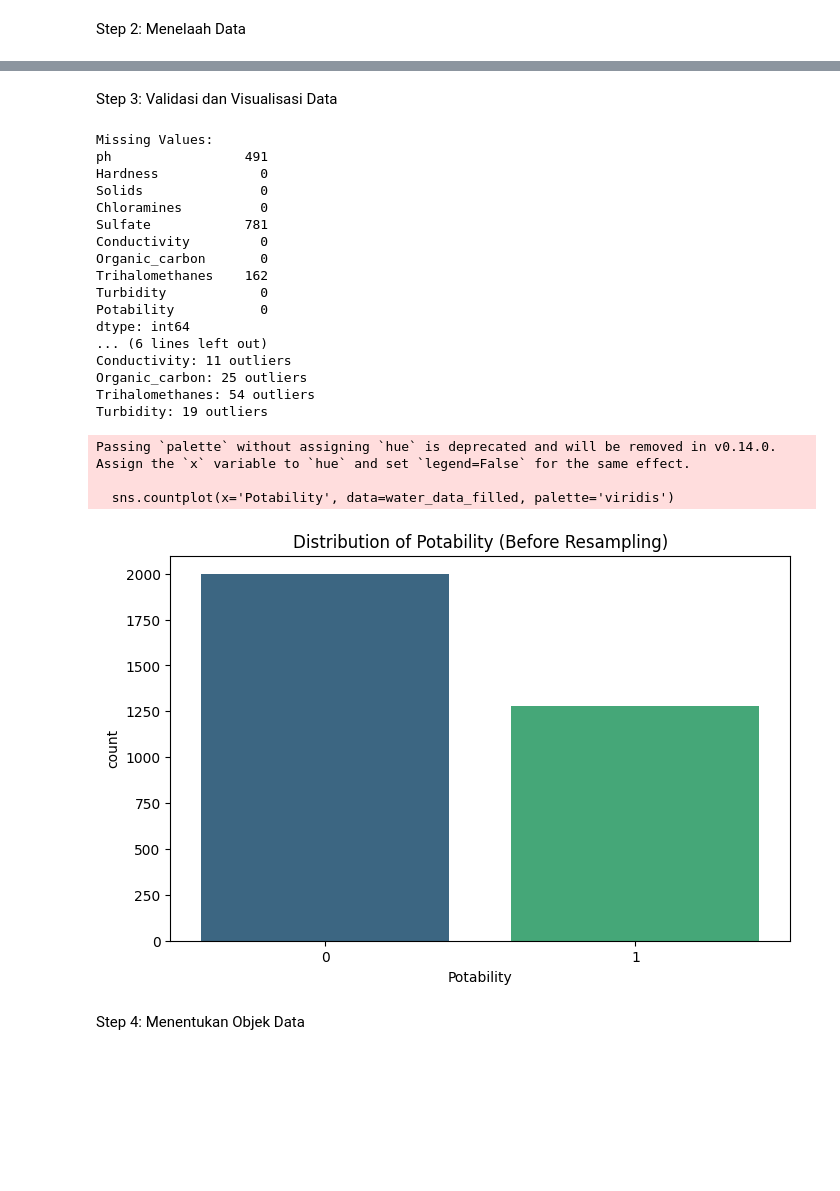
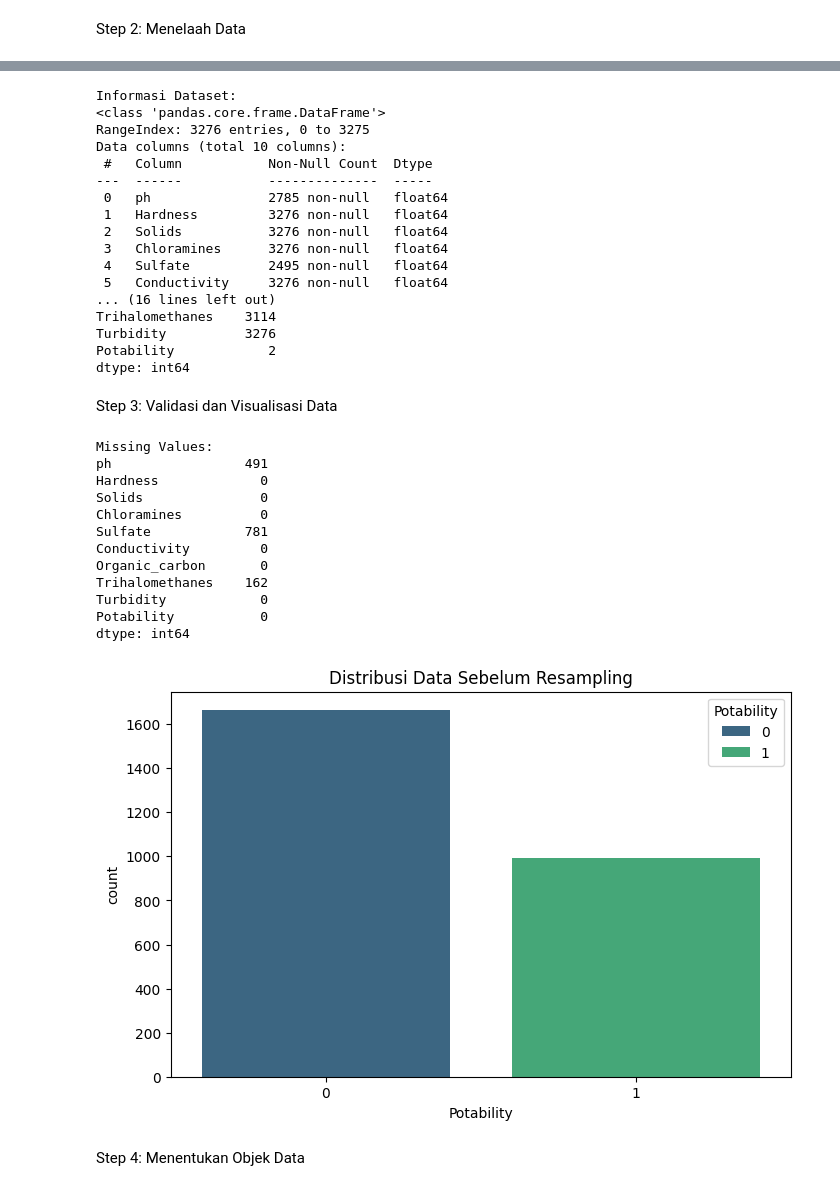
Before and after one commit to 12widasa/Water-Potability, a Jupyter notebook: water_potability.ipynb, the cells around one changed output, grey strips where cells are left out. Drawn from its saved outputs; the diff is of its cells as text; code cells hidden in the pictures; blank space fills up the shorter version.

```diff
--- a/water_potability.ipynb
+++ b/water_potability.ipynb
@@ -53,0 +22,5 @@ df.head()
+# %%
+# Step 1: Pengumpulan Data
+file_path = 'water_potability.csv'
+water_data = pd.read_csv(file_path)
+water_data.head()
@@ -75,51 +36,66 @@ NameError: name 'water_data' is not defined
+# %%
+# Step 2: Menelaah Data
+print("\nInformasi Dataset:")
+print(water_data.info())
+print("\nNilai Unik Tiap Kolom:")
+print(water_data.nunique())
+# %% [output]
+Informasi Dataset:
+<class 'pandas.core.frame.DataFrame'>
+RangeIndex: 3276 entries, 0 to 3275
+Data columns (total 10 columns):
+ #   Column           Non-Null Count  Dtype
+---  ------           --------------  -----
+ 0   ph               2785 non-null   float64
+ 1   Hardness         3276 non-null   float64
+ 2   Solids           3276 non-null   float64
+ 3   Chloramines      3276 non-null   float64
+ 4   Sulfate          2495 non-null   float64
+ 5   Conductivity     3276 non-null   float64
+... (16 lines left out)
+Trihalomethanes    3114
+Turbidity          3276
+Potability            2
+dtype: int64
 # %% [markdown]
 Step 3: Validasi dan Visualisasi Data
 # %%
-# Cek Missing Values
-print("Missing Values:")
+# Step 3: Validasi dan Visualisasi Data
+# Cek missing values
+print("\nMissing Values:")
 print(water_data.isnull().sum())
 
-# Handle Missing Values dengan Mean
-water_data_filled = water_data.fillna(water_data.mean())
+# Imputasi missing values dengan rata-rata
+water_data.fillna(water_data.mean(), inplace=True)
 
-# Cek Outlier menggunakan IQR
-print("Outlier Detection:")
-for column in water_data_filled.columns[:-1]:  # Exclude 'Potability'
-    Q1 = water_data_filled[column].quantile(0.25)
-    Q3 = water_data_filled[column].quantile(0.75)
+# Cek dan tangani outlier (menggunakan IQR)
+for column in water_data.columns[:-1]:  # Semua kolom kecuali target
+    Q1 = water_data[column].quantile(0.25)
+    Q3 = water_data[column].quantile(0.75)
     IQR = Q3 - Q1
     lower_bound = Q1 - 1.5 * IQR
     upper_bound = Q3 + 1.5 * IQR
-    outliers = water_data_filled[(water_data_filled[column] < lower_bound) | (water_data_filled[column] > upper_bound)]
-    print(f"{column}: {len(outliers)} outliers")
+    water_data = water_data[(water_data[column] >= lower_bound) & (water_data[column] <= upper_bound)]
 
-# Visualisasi Distribusi Sebelum Resampling
+# Visualisasi distribusi sebelum resampling
 plt.figure(figsize=(8, 5))
-sns.countplot(x='Potability', data=water_data_filled, palette='viridis')
-plt.title('Distribution of Potability (Before Resampling)')
+sns.countplot(x='Potability', hue='Potability', data=water_data, palette='viridis')
+plt.title('Distribusi Data Sebelum Resampling')
 plt.show()
 # %% [output]
 Missing Values:
 ph                 491
 Hardness             0
 Solids               0
 Chloramines          0
 Sulfate            781
 Conductivity         0
 Organic_carbon       0
 Trihalomethanes    162
 Turbidity            0
 Potability           0
 dtype: int64
-... (6 lines left out)
-Conductivity: 11 outliers
-Organic_carbon: 25 outliers
-Trihalomethanes: 54 outliers
-Turbidity: 19 outliers
-Passing `palette` without assigning `hue` is deprecated and will be removed in v0.14.0. Assign the `x` variable to `hue` and set `legend=False` for the same effect.
-
-  sns.countplot(x='Potability', data=water_data_filled, palette='viridis')
-[figure, old version]
+[figure, new version]
 # %% [markdown]
 Step 4: Menentukan Objek Data
 # %%
```
Also changed, not shown: parts of 19 cells of this notebook, 3 other files.
